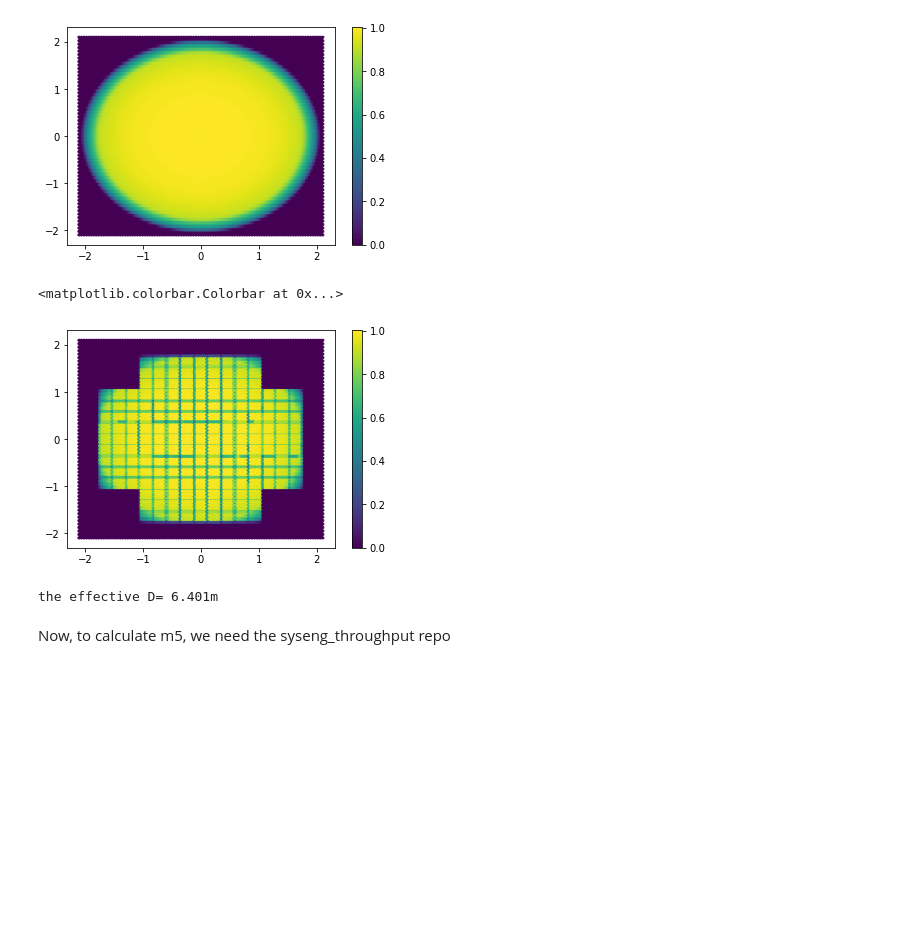
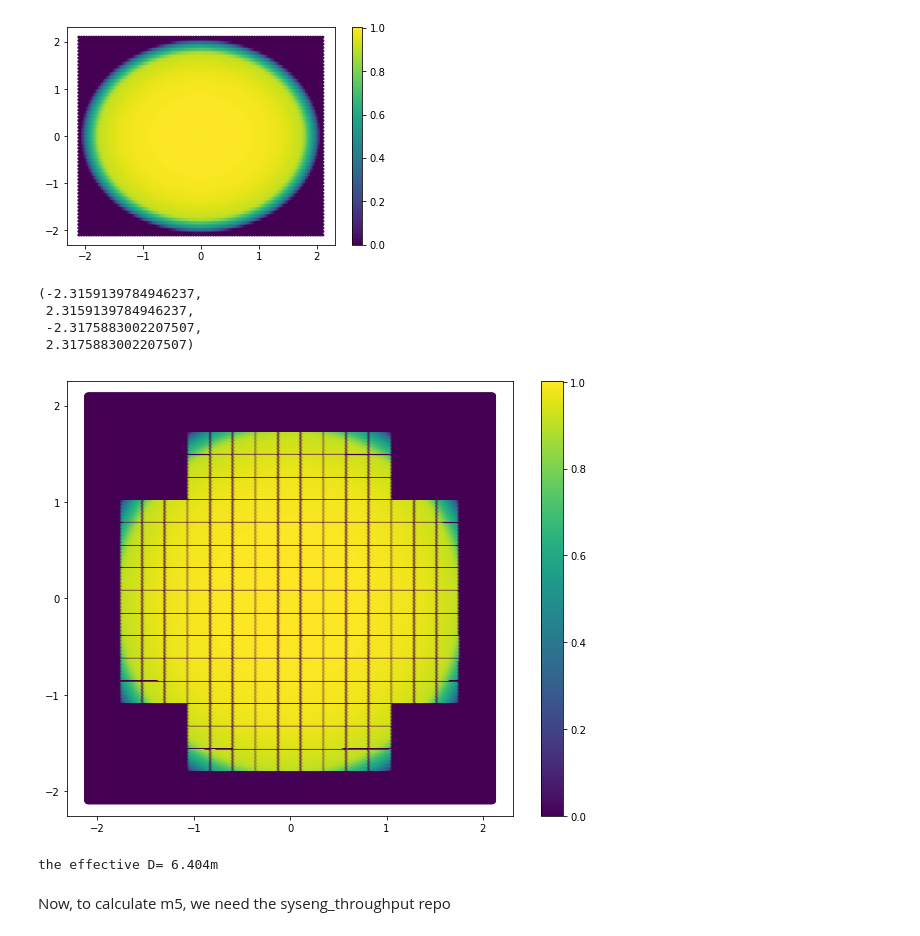
Before and after one commit to rhiannonlynne/f_factors, a Jupyter notebook: source/fS.ipynb, the cells around one changed output. Drawn from its saved outputs; the diff is of its cells as text; code cells hidden in the pictures; blank space fills up the shorter version.

Commit message:
gridsize in fS -> Deff=6.404m

```diff
--- a/source/fS.ipynb
+++ b/source/fS.ipynb
@@ -110,7 +110,7 @@ from lsst.sims.utils import angularSeparation
 # %%
 mapper = LsstSimMapper()
 epoch=2000.
-ra, dec = np.meshgrid(np.linspace(-2.1,2.1, 500), np.linspace(-2.1,2.1, 500))
+ra, dec = np.meshgrid(np.linspace(-2.1,2.1, 525), np.linspace(-2.1,2.1, 525))
 obs_metadata = ObservationMetaData(pointingRA=np.degrees(0.),
                                                    pointingDec=np.degrees(0.),
                                                    rotSkyPos=np.degrees(0.),
@@ -140,18 +140,26 @@ good2 = np.where((find_char1 == -1) & (find_char2 == -1)
 good = good[0][good2]
 bad = np.where(chipNames == [None])
 # %%
+plt.figure(figsize=(10, 8))
 ack = ra.ravel()*0
 ack[good] = 1
-plt.hexbin(ra.ravel(), dec.ravel(), v2d*ack)
+plt.scatter(ra.ravel(), dec.ravel(), c= v2d*ack)
+#plt.hexbin(ra.ravel(), dec.ravel(), v2d*ack, gridsize=500)
 plt.colorbar()
+plt.axis('equal')
+#plt.xlim([-0.5, 0.5])
+#plt.ylim([-0.5, 0.5])
 # %% [output]
-<matplotlib.colorbar.Colorbar at 0x...>
+(-2.3159139784946237,
+ 2.3159139784946237,
+ -2.3175883002207507,
+ 2.3175883002207507)
-[figure, old version]
+[figure, new version]
 # %%
 Deff = D0*np.mean(np.sqrt(v2d[good]))
 print('the effective D= %.3fm'%(Deff))
 # %% [output]
-the effective D= 6.401m
+the effective D= 6.404m
 # %% [markdown]
 Now, to calculate m5, we need the syseng_throughput repo
 # %%
```
Also changed, not shown: parts of 2 cells of this notebook.
